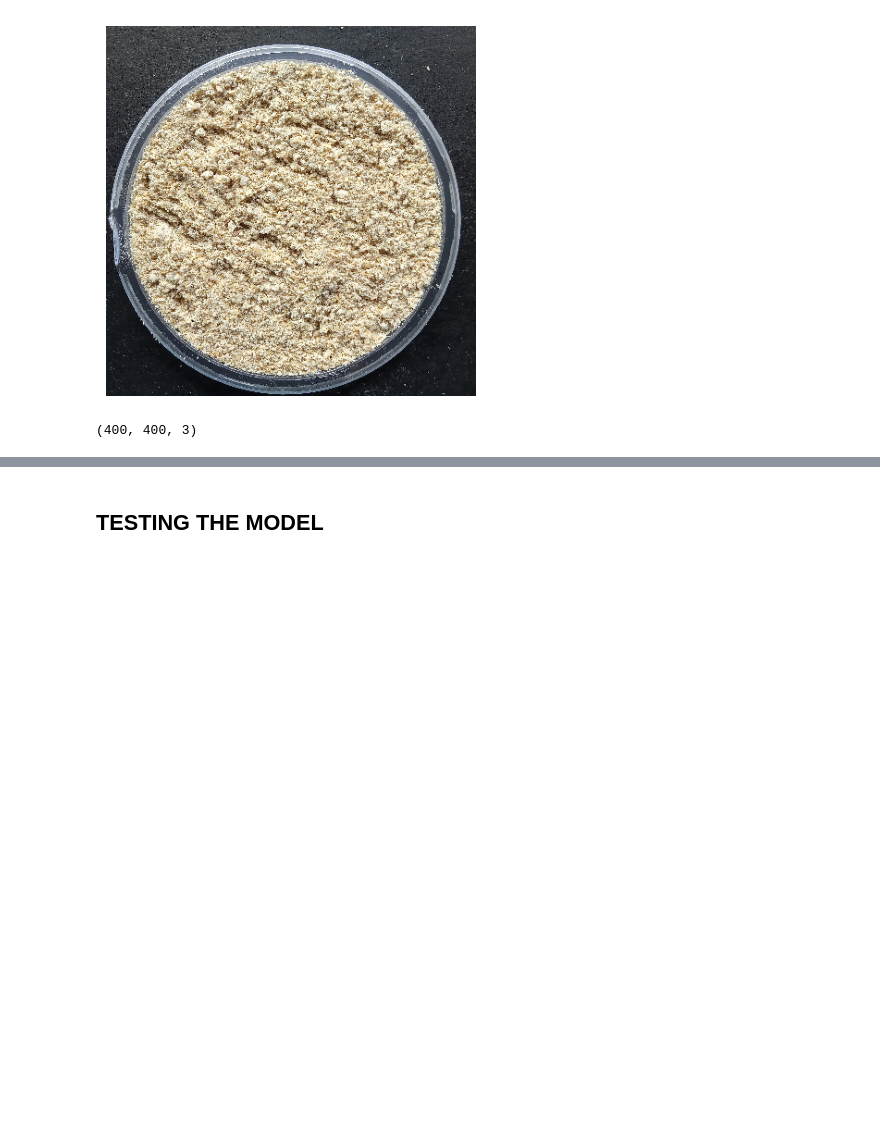
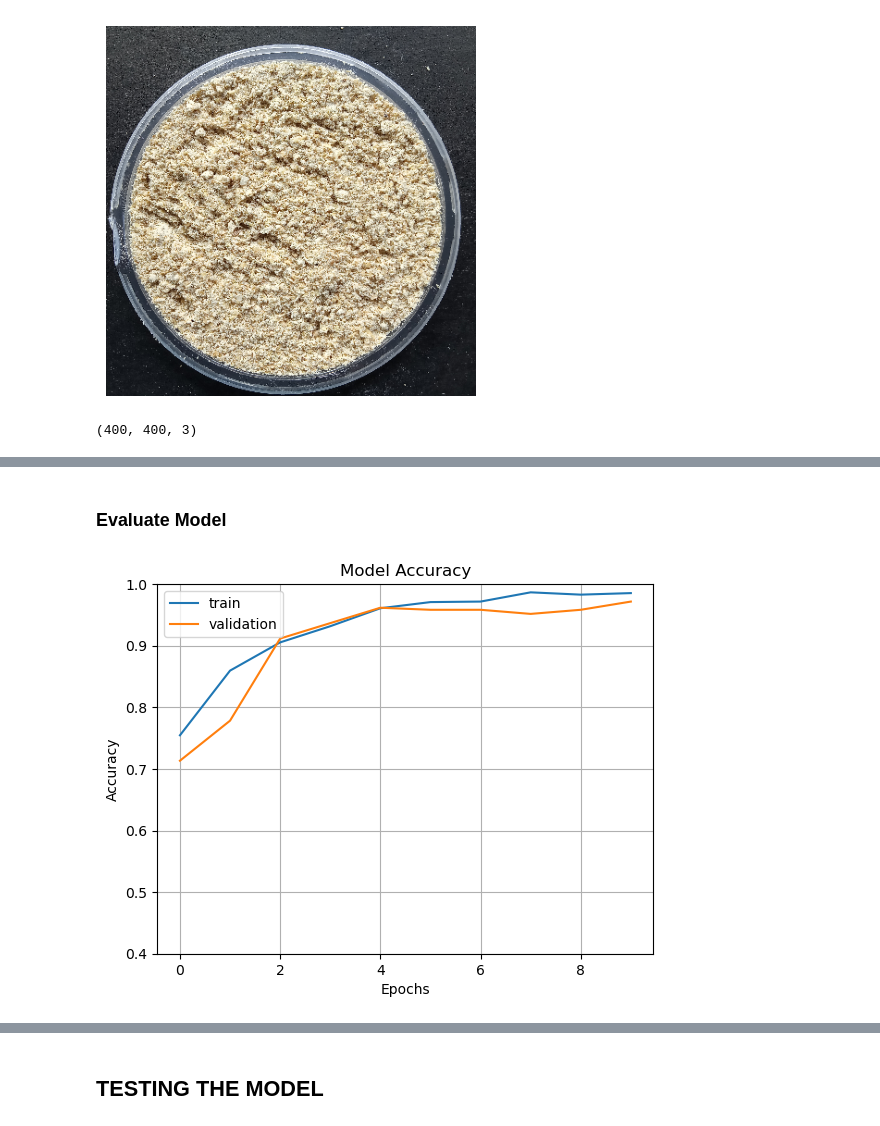
Before and after one commit to buggernut04/Thesis_Project_Feed_Classification, a Jupyter notebook: main.ipynb, the cells around one changed output, grey strips where cells are left out. Cells and saved outputs as stored; diff of their text form; code cells hidden in the pictures; blank space fills up the shorter version.

```diff
--- a/main.ipynb
+++ b/main.ipynb
@@ -386,0 +409,17 @@ Model: "sequential_1"
+# %% [markdown]
+### Evaluate Model
+# %%
+fig_one = plt.gcf()
+
+# Model Accuracy
+plt.plot(custom_model_history.history['accuracy'])
+plt.plot(custom_model_history.history['val_accuracy'])
+plt.axis(ymin=0.4, ymax = 1)
+plt.grid()
+plt.title('Model Accuracy')
+plt.ylabel('Accuracy')
+plt.xlabel('Epochs')
+plt.legend(['train', 'validation'])
+plt.show()
+# %% [output]
+[figure, added]
```
Also changed, not shown: parts of 30 cells of this notebook, 1 other file.
